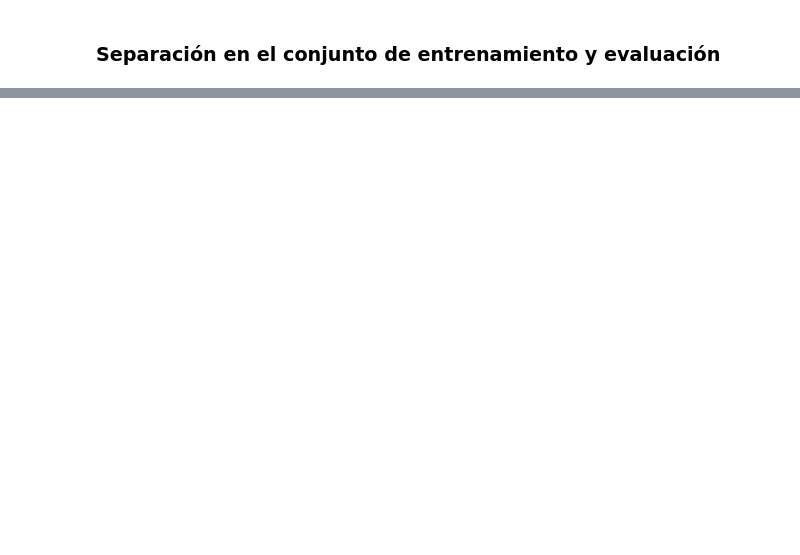
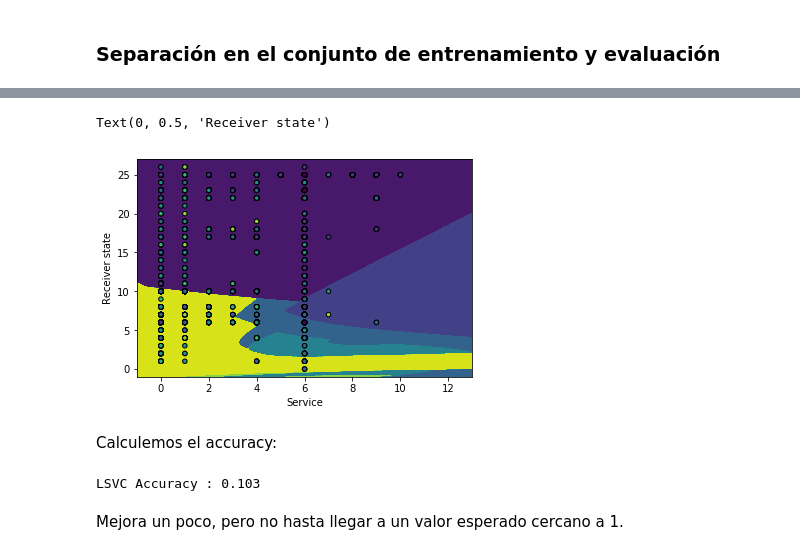
Before and after one commit to cnoeliachaves/diplodatos, a Jupyter notebook: mentoria/practico4.ipynb, the cells around one changed output, grey strips where cells are left out. Drawn from its saved outputs; the diff is of its cells as text; code cells hidden in the pictures; blank space fills up the shorter version.

```diff
--- a/mentoria/practico4.ipynb
+++ b/mentoria/practico4.ipynb
@@ -431,0 +404,5 @@ y = -18682.2287 * x + -302604.4414
+# %%
+#y_train['shipment_days_byclass'] = shipment_days_byclass
+#y_train['shipment_days_byclass'].head()
+y_train.loc[:,('shipment_days_byclass')] = shipment_days_byclass
+y_train['shipment_days_byclass'].head()
@@ -480,0 +647,26 @@ KeyError: "None of [Index(['receiver_zipcode'], dtype='object')] are in the [col
+# %%
+clf = sklearn.svm.SVC(kernel="poly", gamma="auto")
+clf.fit(X_train.head(1000), y_train['shipment_days_byclass'].head(1000));#bajarle a la cantidad de entrenamiento
+# %%
+xx, yy = make_meshgrid(X_train['service'].values, X_train['receiver_state_le'].values)
+fig, sub = plt.subplots(1, 1)
+plt.subplots_adjust(wspace=0.4, hspace=0.4)
+U = clf.predict(np.c_[xx.ravel(), yy.ravel()])
+
+Z = U.reshape(xx.shape)
+#print(Z.size)
+out = sub.contourf(xx, yy, Z)
+sub.scatter(X_test['service'].values, X_test['receiver_state_le'].values , c=y_test['shipment_days_byclass'].values, s=20, edgecolors='k')
+sub.set_xlabel('Service')
+sub.set_ylabel('Receiver state')
+# %% [output]
+Text(0, 0.5, 'Receiver state')
+[figure, added]
+# %% [markdown]
+Calculemos el accuracy:
+# %%
+print("LSVC Accuracy :", accuracy_score(y_test['shipment_days_byclass'].head(1000), U[:y_test['shipment_days_byclass'].head(1000).shape[0]]))
+# %% [output]
+LSVC Accuracy : 0.103
+# %% [markdown]
+Mejora un poco, pero no hasta llegar a un valor esperado cercano a 1.
```
Also changed, not shown: parts of 103 cells of this notebook.
